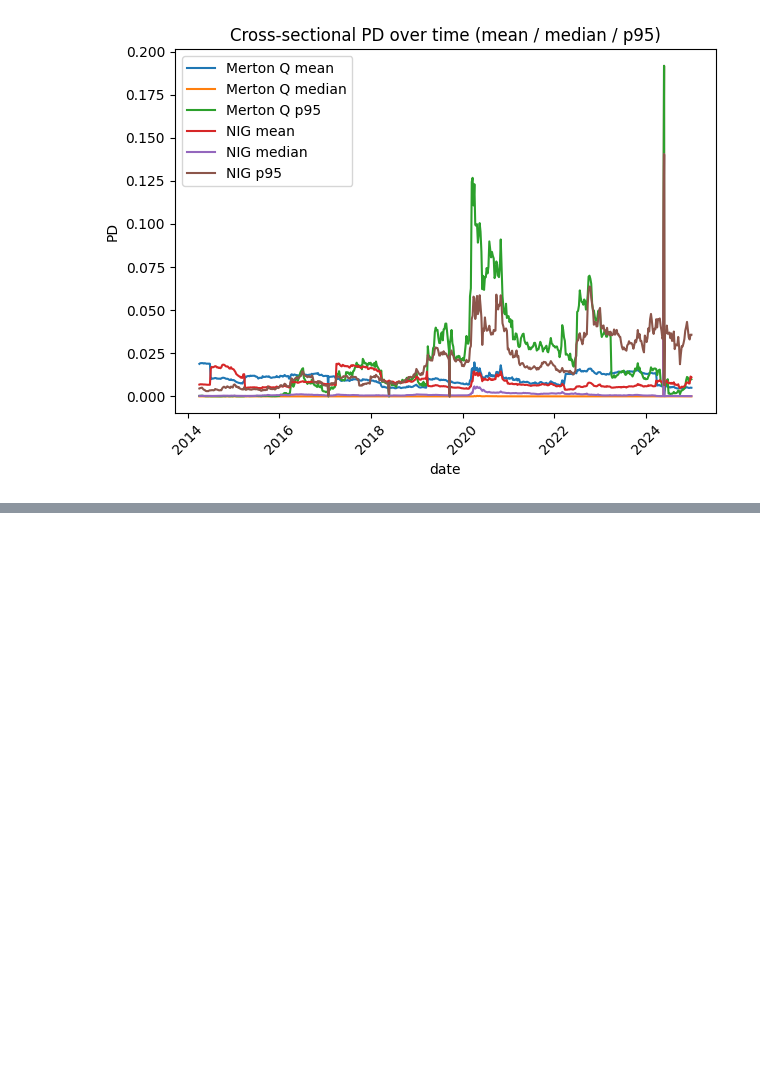
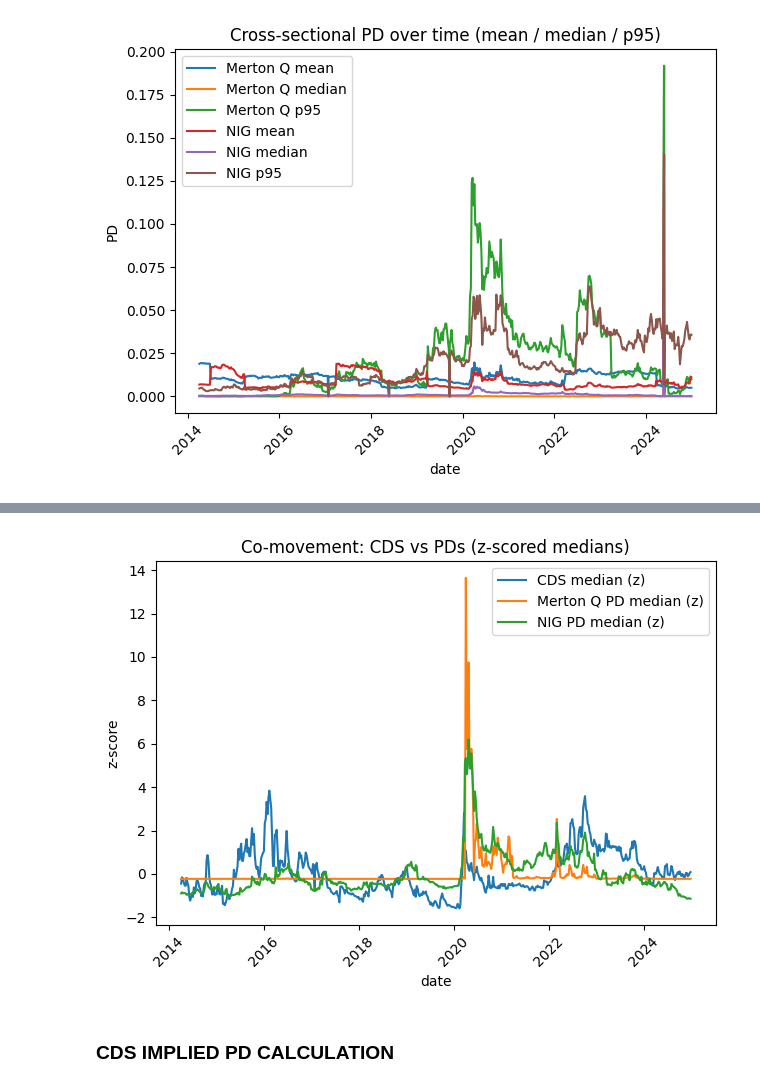
Before and after one commit to keenanveronica/Merton_NIGbayesian, a Jupyter notebook: Evaluation/eval_attempt.ipynb, the cells around one changed output, grey strips where cells are left out. Drawn from its saved outputs; the diff is of its cells as text; code cells hidden in the pictures; blank space fills up the shorter version.

Commit message:
cds implied pd calculation

```diff
--- a/Evaluation/eval_attempt.ipynb
+++ b/Evaluation/eval_attempt.ipynb
@@ -171,0 +240,46 @@ dates: 2014-04-04 00:00:00 → 2024-12-27 00:00:00 | avg firms/date: 35.74513274
+# %%
+#  CDS and PD using standardized units: z-scoring to visualize co-movement
+df0 = pd_cds_full.copy()
+df0["date"] = pd.to_datetime(df0["date"])
+
+# time series objects
+ts_cds = (
+    df0.groupby("date")["cds"]
+       .median()
+       .sort_index()
+       .rename("CDS_median")
+)
+
+ts_pd = (
+    df0.groupby("date")[["PD_1y_Merton_Q", "PD_1y_NIG"]]
+       .median()
+       .sort_index()
+)
+
+# z-score plot
+def zscore(s):
+    s = s.astype(float)
+    return (s - s.mean()) / s.std(ddof=0)
+
+combo = pd.concat(
+    [ts_cds, ts_pd["PD_1y_Merton_Q"].rename("MertonQ_PD_median"), ts_pd["PD_1y_NIG"].rename("NIG_PD_median")],
+    axis=1
+).dropna()
+
+combo_z = combo.apply(zscore)
+
+plt.figure()
+plt.plot(combo_z.index, combo_z["CDS_median"], label="CDS median (z)")
+plt.plot(combo_z.index, combo_z["MertonQ_PD_median"], label="Merton Q PD median (z)")
+plt.plot(combo_z.index, combo_z["NIG_PD_median"], label="NIG PD median (z)")
+plt.title("Co-movement: CDS vs PDs (z-scored medians)")
+plt.xlabel("date")
+plt.ylabel("z-score")
+plt.xticks(rotation=45)
+plt.legend()
+plt.tight_layout()
+plt.show()
+# %% [output]
+[figure, added]
+# %% [markdown]
+### CDS IMPLIED PD CALCULATION
```
Also changed, not shown: parts of 16 cells of this notebook, 5 other files.
